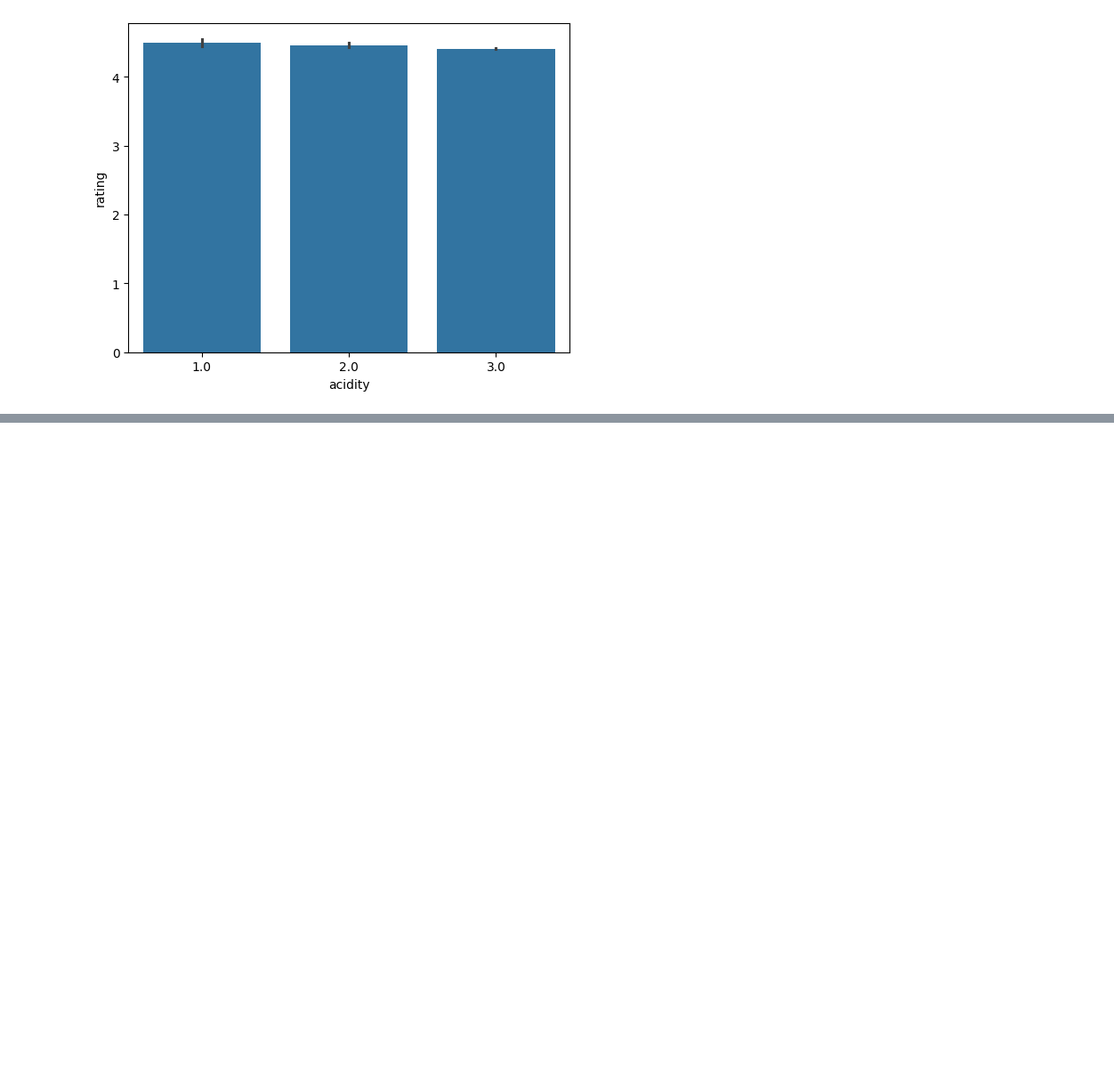
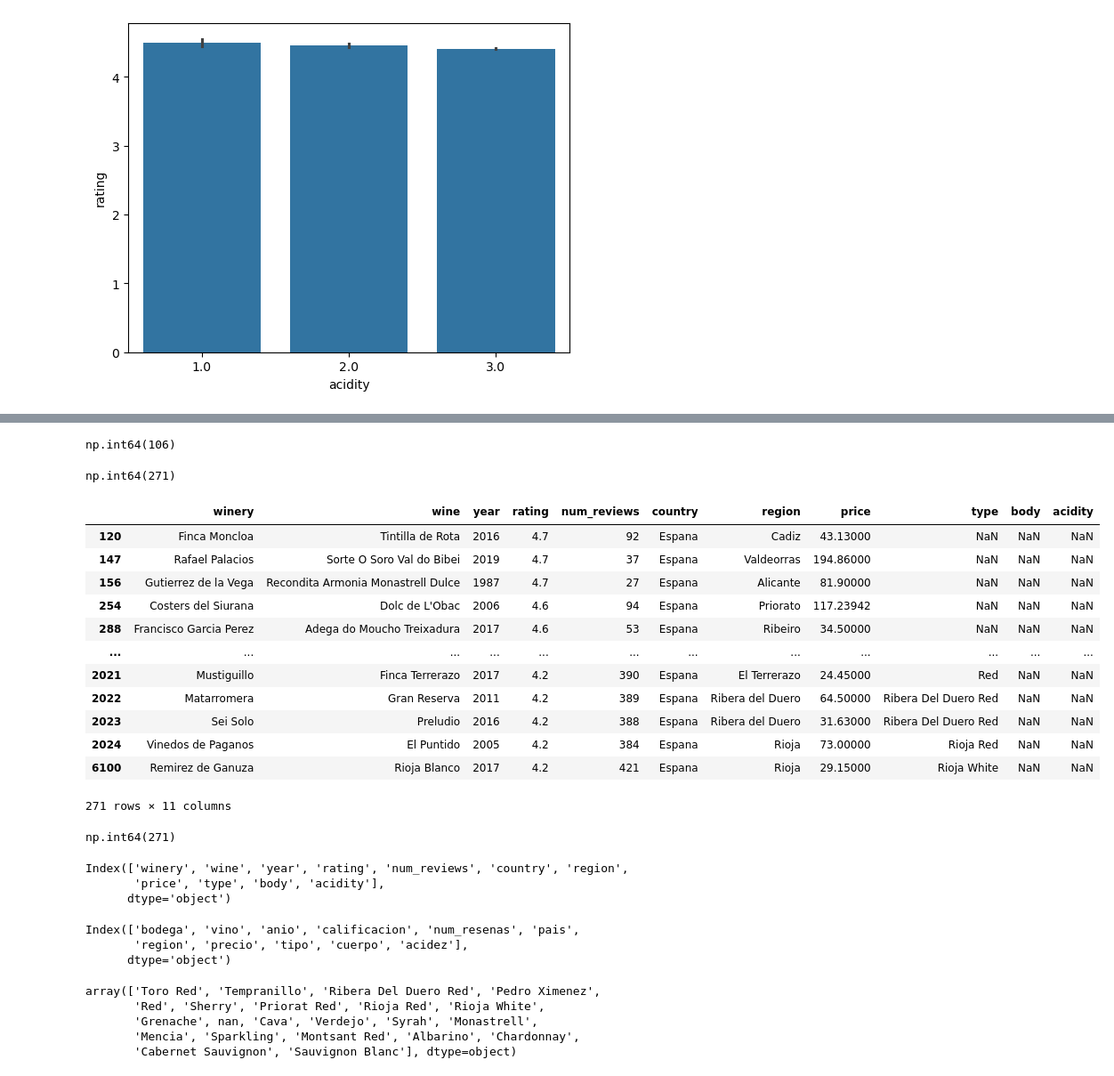
Before and after one commit to NataliaHerrera-DA/proyecto-da-promo-60-modulo-4-team-1, a Jupyter notebook: ETL.ipynb, the cells around one changed output, grey strips where cells are left out. Shown at 89% size. Drawn from its saved outputs; the diff is of its cells as text; code cells hidden in the pictures; blank space fills up the shorter version.

```diff
--- a/ETL.ipynb
+++ b/ETL.ipynb
@@ -253,0 +352,37 @@ Name: proportion, dtype: float64
+# %%
+df['type'].isna().sum()
+# %% [output]
+np.int64(106)
+# %%
+df['body'].isna().sum()
+# %% [output]
+np.int64(271)
+# %%
+df_body = df['body'].isna()
+# %%
+df[df_body]
+# %% [output]
+|  | winery | wine | year | rating | num_reviews | country | region | price | type | body | acidity |
+| 120 | Finca Moncloa | Tintilla de Rota | 2016 | 4.7 | 92 | Espana | Cadiz | 43.13000 | NaN | NaN | NaN |
+| 147 | Rafael Palacios | Sorte O Soro Val do Bibei | 2019 | 4.7 | 37 | Espana | Valdeorras | 194.86000 | NaN | NaN | NaN |
+| 156 | Gutierrez de la Vega | Recondita Armonia Monastrell Dulce | 1987 | 4.7 | 27 | Espana | Alicante | 81.90000 | NaN | NaN | NaN |
+| 254 | Costers del Siurana | Dolc de L'Obac | 2006 | 4.6 | 94 | Espana | Priorato | 117.23942 | NaN | NaN | NaN |
+| 288 | Francisco Garcia Perez | Adega do Moucho Treixadura | 2017 | 4.6 | 53 | Espana | Ribeiro | 34.50000 | NaN | NaN | NaN |
+| ... | ... | ... | ... | ... | ... | ... | ... | ... | ... | ... | ... |
+| 2021 | Mustiguillo | Finca Terrerazo | 2017 | 4.2 | 390 | Espana | El Terrerazo | 24.45000 | Red | NaN | NaN |
+| 2022 | Matarromera | Gran Reserva | 2011 | 4.2 | 389 | Espana | Ribera del Duero | 64.50000 | Ribera Del Duero Red | NaN | NaN |
+| 2023 | Sei Solo | Preludio | 2016 | 4.2 | 388 | Espana | Ribera del Duero | 31.63000 | Ribera Del Duero Red | NaN | NaN |
+| 2024 | Vinedos de Paganos | El Puntido | 2005 | 4.2 | 384 | Espana | Rioja | 73.00000 | Rioja Red | NaN | NaN |
+| 6100 | Remirez de Ganuza | Rioja Blanco | 2017 | 4.2 | 421 | Espana | Rioja | 29.15000 | Rioja White | NaN | NaN |
+271 rows × 11 columns
+# %%
+df['acidity'].isna().sum()
+#body y acidity tienen mas nulos que type, primero vamos a ver si podemos rellenar type
+# %% [output]
+np.int64(271)
+# %%
+df.columns
+# %% [output]
+Index(['winery', 'wine', 'year', 'rating', 'num_reviews', 'country', 'region',
+       'price', 'type', 'body', 'acidity'],
+      dtype='object')
@@ -253,0 +405,14 @@ Name: proportion, dtype: float64
+# %%
+df.columns
+# %% [output]
+Index(['bodega', 'vino', 'anio', 'calificacion', 'num_resenas', 'pais',
+       'region', 'precio', 'tipo', 'cuerpo', 'acidez'],
+      dtype='object')
+# %%
+df['tipo'].unique()
+# %% [output]
+array(['Toro Red', 'Tempranillo', 'Ribera Del Duero Red', 'Pedro Ximenez',
+       'Red', 'Sherry', 'Priorat Red', 'Rioja Red', 'Rioja White',
+       'Grenache', nan, 'Cava', 'Verdejo', 'Syrah', 'Monastrell',
+       'Mencia', 'Sparkling', 'Montsant Red', 'Albarino', 'Chardonnay',
+       'Cabernet Sauvignon', 'Sauvignon Blanc'], dtype=object)
```
Also changed, not shown: parts of 32 cells of this notebook, 3 other files.
